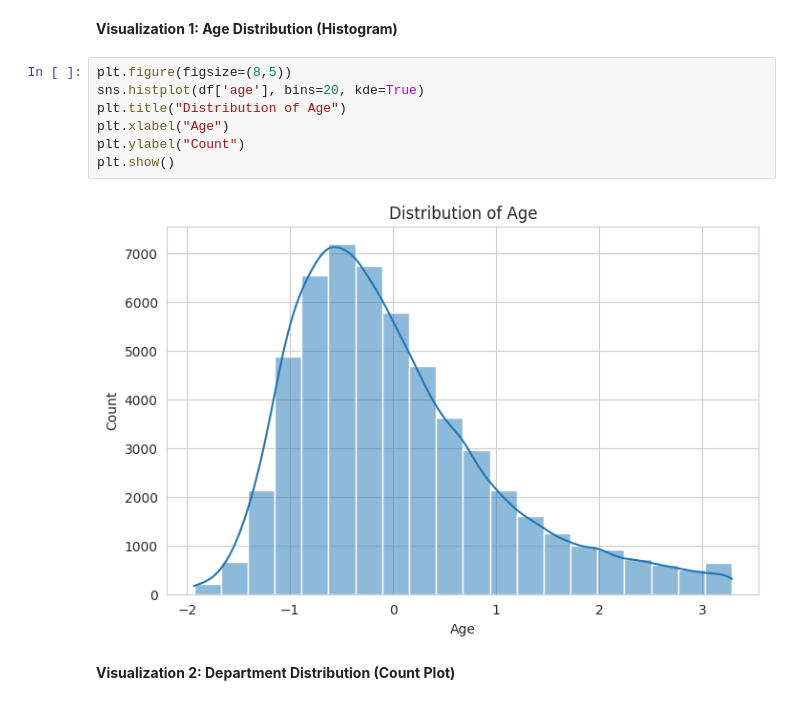
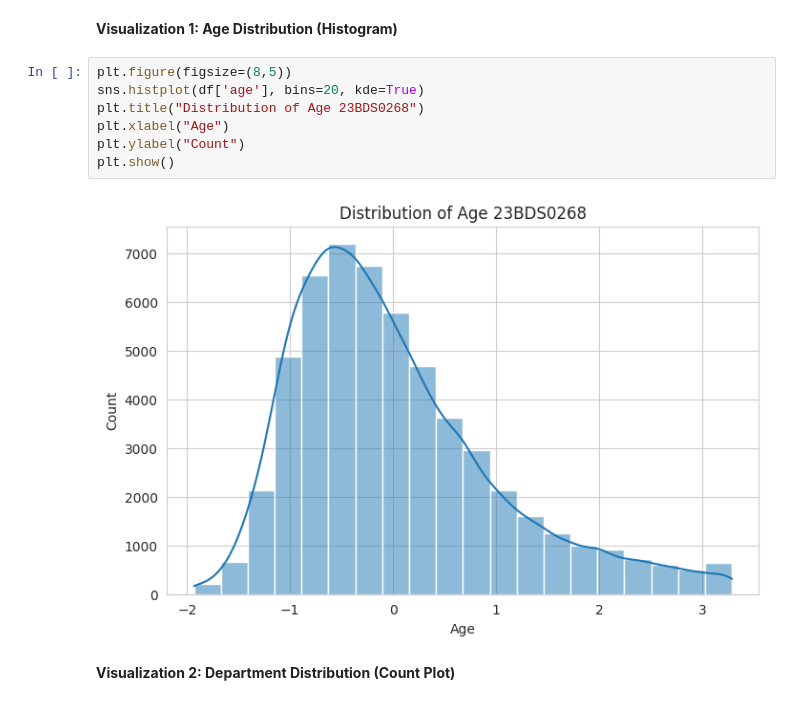
Before and after one commit to cutsav61-ux/Utsav-Chauhan, a Jupyter notebook: 23BDS0268.ipynb, the cells around one changed output. Saved outputs shown, nothing was run; the diff lists cells and outputs as text.

```diff
--- a/23BDS0268.ipynb
+++ b/23BDS0268.ipynb
@@ -427,12 +432,12 @@ df.head()
 # %%
 plt.figure(figsize=(8,5))
 sns.histplot(df['age'], bins=20, kde=True)
-plt.title("Distribution of Age")
+plt.title("Distribution of Age 23BDS0268")
 plt.xlabel("Age")
 plt.ylabel("Count")
 plt.show()
 # %% [output]
-[figure, old version]
+[figure, new version]
 # %% [markdown]
 **Visualization 2: Department Distribution (Count Plot)**
 # %%
```
Also changed, not shown: parts of 34 cells of this notebook.
